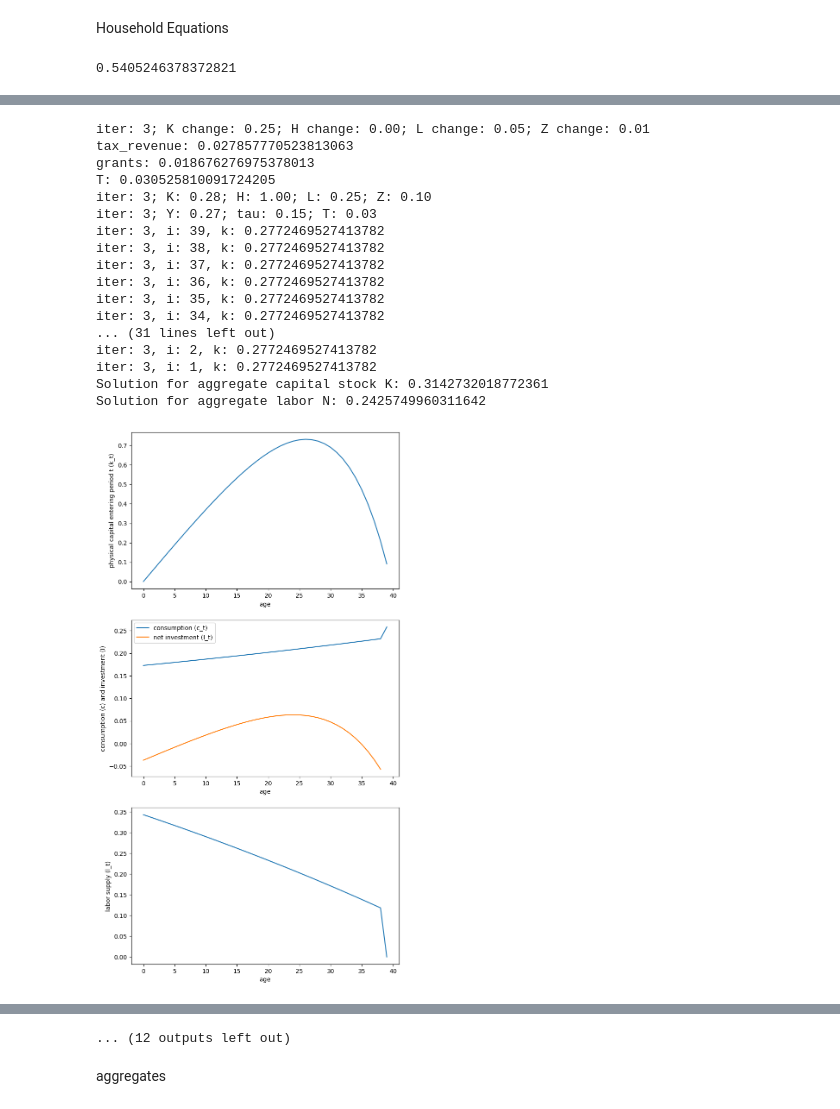
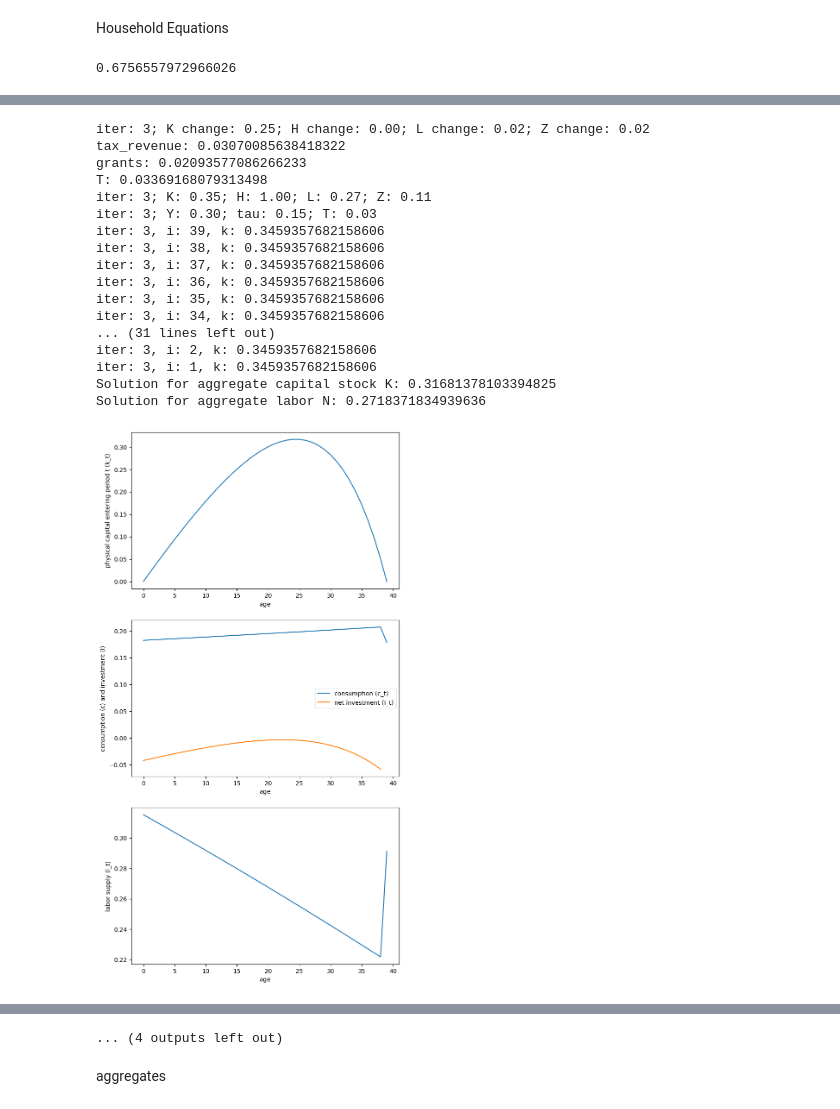
Before and after one commit to mpham8/macro-debtrelief-humancapital, a Jupyter notebook: hc-olg-model/ss_run2_nfoc.ipynb, the cells around one changed output, grey strips where cells are left out. Cells and saved outputs as stored; diff of their text form; code cells hidden in the pictures.

Commit message:
final period still not working

```diff
--- a/hc-olg-model/ss_run2_nfoc.ipynb
+++ b/hc-olg-model/ss_run2_nfoc.ipynb
@@ -184,7 +184,7 @@ def consumption(k_prev, k, h, l, w, r, tau, T):
   return (1-tau)*w*h*l + (1+ r)*k_prev - tau*r*max(k_prev, 0) + T - k
 # %%
 #initialize steady state variable predictions
-L_bar = l_init #refers to guess of L in this period
+L_bar = 0.25 #refers to guess of L in this period
 H_bar = h_init #refers to guess of H in this period
 K_bar = ((r_init + delta)/(alpha*tfp))**(1/(alpha-1)) * (H_bar * L_bar) #new guess!
 Z_bar = 0.1
@@ -198,7 +198,7 @@ l = 0.2
 
 K_bar
 # %% [output]
-0.5405246378372821
+0.6756557972966026
 # %%
 class Search:
 
@@ -298,10 +298,11 @@ while iteration < max_iters - 1 and K_diff > tolerance:
 
   #compute last period value function st eq. 15
   for i in range(na):
-    final_period_assets = (1-tau)*w*H_bar*L_old + (1+r)*k_grid[i] - tau*r*max(k_grid[i], 0) + T
+    l_optimal_array[i, periods - 1] = labor_foc(k = 0, k_prev = k_grid[i], h = h, w = w, r = r, tau = tau, T = T) #ADDnfoc
+    final_period_assets = (1-tau)*w*h*l_optimal_array[i, periods - 1] + (1+r)*k_grid[i] - tau*r*max(k_grid[i], 0) + T
+    #ADDnfoc change ordering
     value_array[i, periods - 1] = utility(final_period_assets, l)
     c_optimal_array[i, periods - 1] = final_period_assets
-    l_optimal_array[i, periods - 1] = labor_foc(k = 0, k_prev = k_grid[i], h = h, w = w, r = r, tau = tau, T = T) #ADDnfoc
     h_optimal_array[i, periods - 1] = h
 
 
@@ -427,7 +428,7 @@ while iteration < max_iters - 1 and K_diff > tolerance:
 
   k_gen[0] = k_start
 
-  for q in range(periods - 1):
+  for q in range(periods-1):
     a_polate = interpolate.interp1d(k_grid, k_optimal_array[:,q], kind='cubic', fill_value='extrapolate') #interpolator which lines up k_grid with value_array row i
 
     k_gen[q+1] = a_polate(k_gen[q])
@@ -444,6 +445,13 @@ while iteration < max_iters - 1 and K_diff > tolerance:
     c_gen[q] = consumption(k_prev=k_gen[q], k=k_gen[q+1], h=h, l=l_gen[q], w=w, r=r, tau=tau, T=T)
 
     i_gen[q] = -c_gen[q] + (1-tau)*w*h*l + (r+delta)*k_gen[q] - tau*(r+delta)*max(k_gen[q], 0) + T
+
+
+  #ADDnfoc
+  # l_gen[periods-1] = labor_foc(k = 0, k_prev = k_gen[periods-1], h = h, w = w, r = r, tau = tau, T = T) #ADDnfoc
+  # final_period_assets = (1-tau)*w*h*l_gen[periods-1] + (1+r)*k_gen[periods-1] - tau*r*max(k_gen[periods-1], 0) + T
+  # c_gen[periods-1] = final_period_assets
+  # # l_gen
 
   K_new = np.mean(k_gen) #could do check for each gen same instead of mean
 
@@ -540,18 +548,18 @@ Solution for aggregate labor N: 0.24571496775621002
-iter: 3; K change: 0.25; H change: 0.00; L change: 0.05; Z change: 0.01
-tax_revenue: 0.027857770523813063
-grants: 0.018676276975378013
-T: 0.030525810091724205
-iter: 3; K: 0.28; H: 1.00; L: 0.25; Z: 0.10
-iter: 3; Y: 0.27; tau: 0.15; T: 0.03
-iter: 3, i: 39, k: 0.2772469527413782
-iter: 3, i: 38, k: 0.2772469527413782
-iter: 3, i: 37, k: 0.2772469527413782
-iter: 3, i: 36, k: 0.2772469527413782
-iter: 3, i: 35, k: 0.2772469527413782
-iter: 3, i: 34, k: 0.2772469527413782
+iter: 3; K change: 0.25; H change: 0.00; L change: 0.02; Z change: 0.02
+tax_revenue: 0.03070085638418322
+grants: 0.02093577086266233
+T: 0.03369168079313498
+iter: 3; K: 0.35; H: 1.00; L: 0.27; Z: 0.11
+iter: 3; Y: 0.30; tau: 0.15; T: 0.03
+iter: 3, i: 39, k: 0.3459357682158606
+iter: 3, i: 38, k: 0.3459357682158606
+iter: 3, i: 37, k: 0.3459357682158606
+iter: 3, i: 36, k: 0.3459357682158606
+iter: 3, i: 35, k: 0.3459357682158606
+iter: 3, i: 34, k: 0.3459357682158606
 ... (31 lines left out)
-iter: 3, i: 2, k: 0.2772469527413782
-iter: 3, i: 1, k: 0.2772469527413782
-Solution for aggregate capital stock K: 0.3142732018772361
-Solution for aggregate labor N: 0.2425749960311642
+iter: 3, i: 2, k: 0.3459357682158606
+iter: 3, i: 1, k: 0.3459357682158606
+Solution for aggregate capital stock K: 0.31681378103394825
+Solution for aggregate labor N: 0.2718371834939636
-[figure, old version]
+[figure, new version]
@@ -594,4 +602,4 @@ Solution for aggregate labor N: 0.24732164906546383
-... (12 outputs left out)
+... (4 outputs left out)
 # %% [markdown]
 aggregates
 # %%
```
Also changed, not shown: parts of 2 cells of this notebook.
